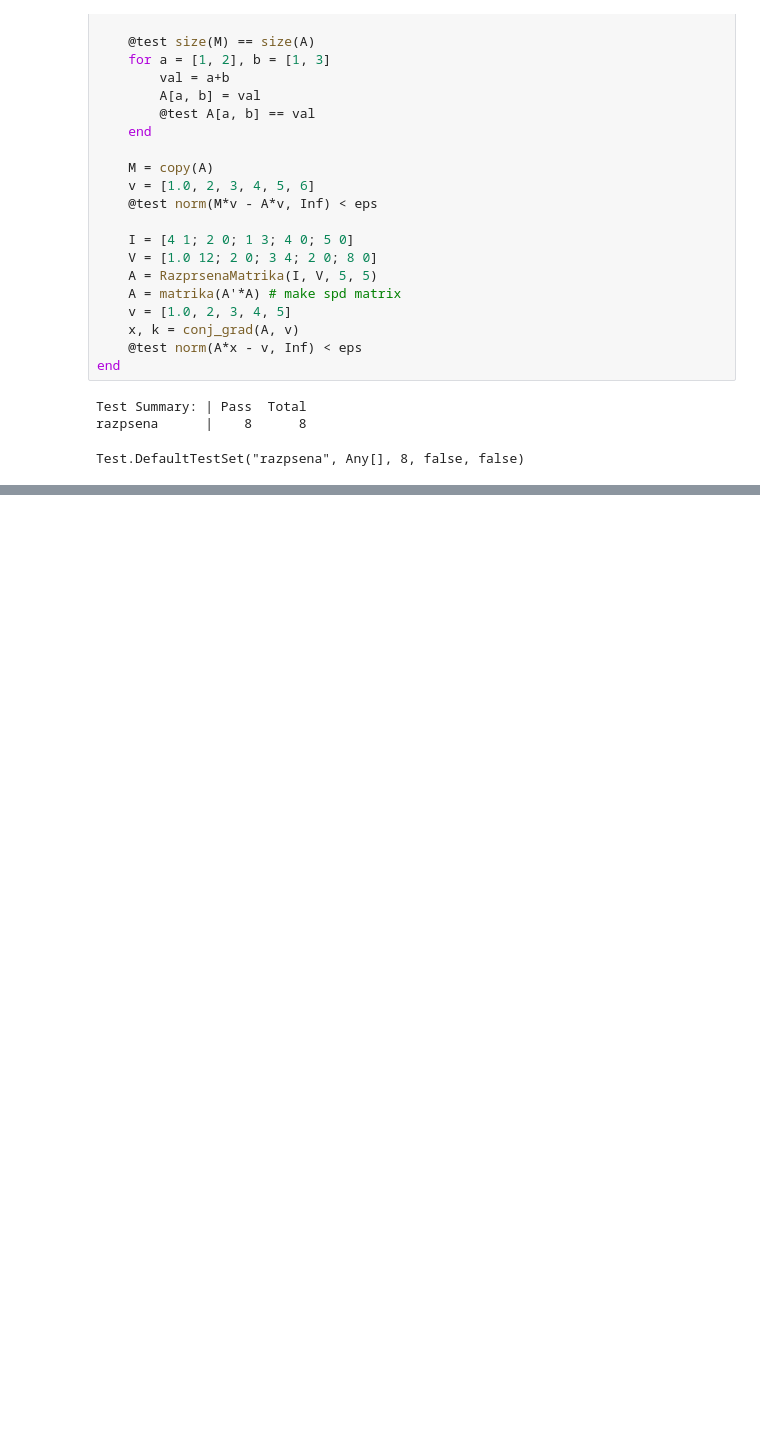
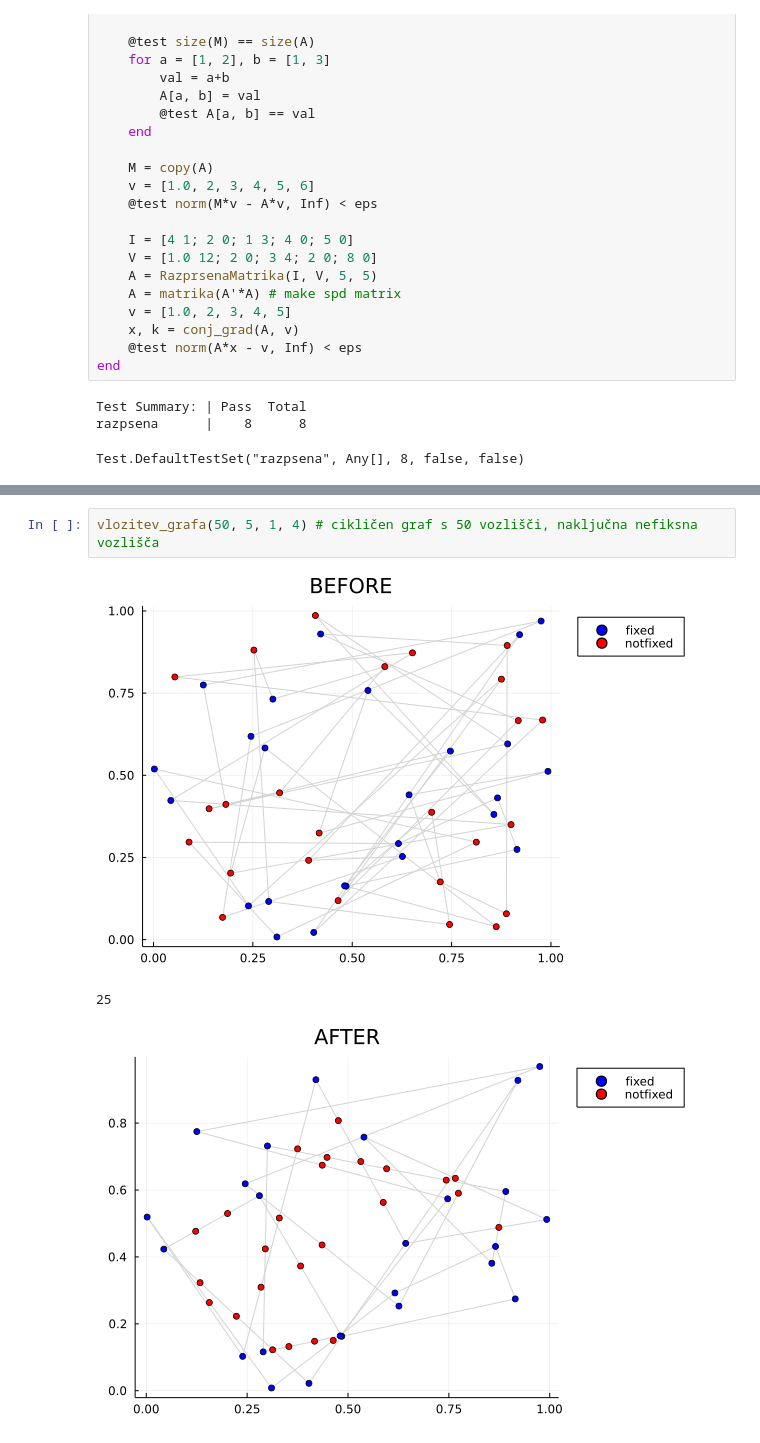
Before and after one commit to realdragonturtle/num-mat, a Jupyter notebook: src/dn2/nb.ipynb, the cells around one changed output, grey strips where cells are left out. Cells and saved outputs as stored; diff of their text form; blank space fills up the shorter version.

```diff
--- a/src/dn2/nb.ipynb
+++ b/src/dn2/nb.ipynb
@@ -399,0 +368,6 @@ display(plot!())
+# %%
+vlozitev_grafa(50, 5, 1, 4) # cikličen graf s 50 vozlišči, naključna nefiksna vozlišča
+# %% [output]
+[figure, added]
+25
+[figure, added]
```
Also changed, not shown: parts of 17 cells of this notebook, 2 other files.
